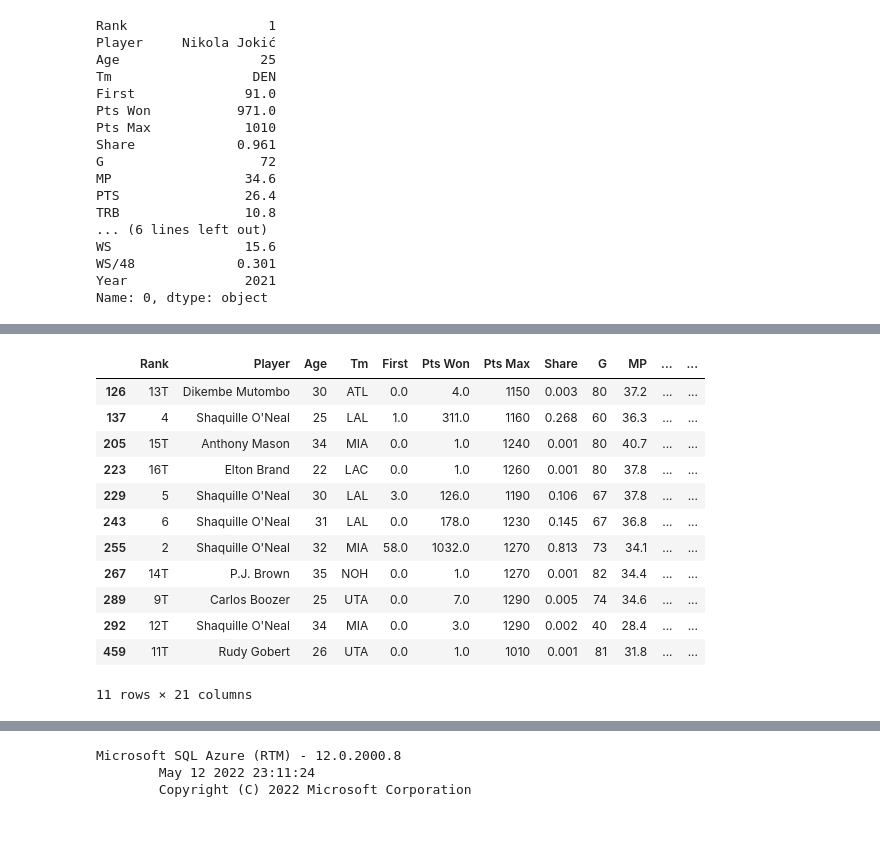
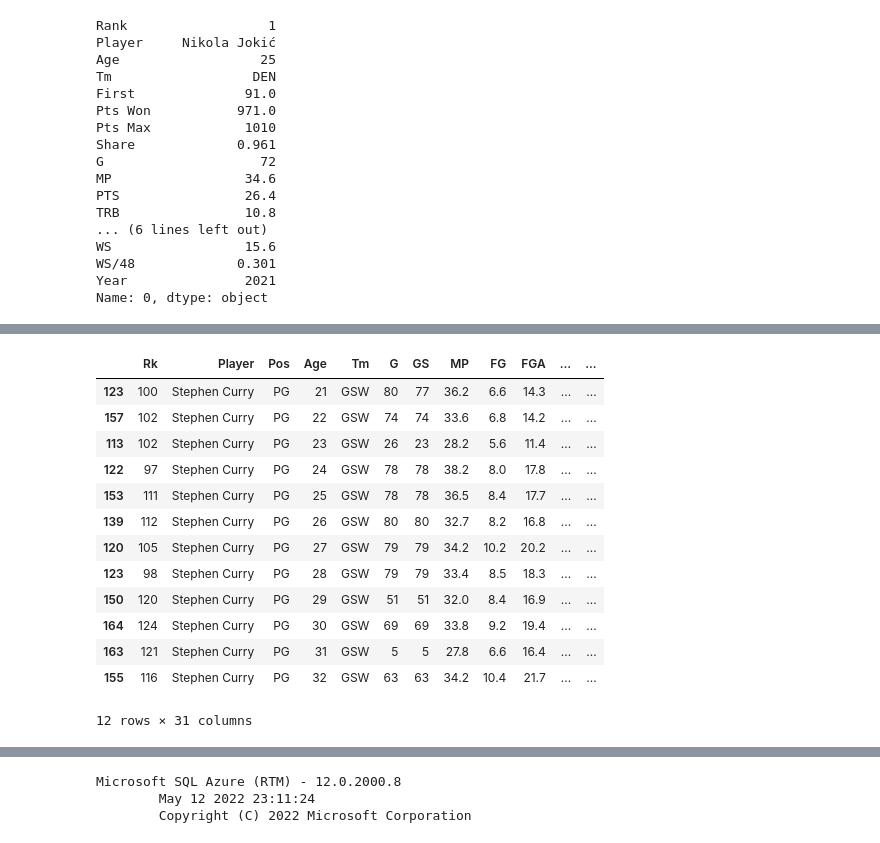
Before and after one commit to brownyu/Predicting_NBA_MVP, a Jupyter notebook: Predicting_NBA_MVP.ipynb, the cells around one changed output, grey strips where cells are left out. Drawn from its saved outputs; the diff is of its cells as text; code cells hidden in the pictures.

```diff
--- a/Predicting_NBA_MVP.ipynb
+++ b/Predicting_NBA_MVP.ipynb
@@ -122,17 +82 @@ memory usage: 80.2+ KB
-# %%
-mvp_votings[mvp_votings['3P%'].isna()==True]
-# %% [output]
-|  | Rank | Player | Age | Tm | First | Pts Won | Pts Max | Share | G | MP | ... | ... |
-| 126 | 13T | Dikembe Mutombo | 30 | ATL | 0.0 | 4.0 | 1150 | 0.003 | 80 | 37.2 | ... | ... |
-| 137 | 4 | Shaquille O'Neal | 25 | LAL | 1.0 | 311.0 | 1160 | 0.268 | 60 | 36.3 | ... | ... |
-| 205 | 15T | Anthony Mason | 34 | MIA | 0.0 | 1.0 | 1240 | 0.001 | 80 | 40.7 | ... | ... |
-| 223 | 16T | Elton Brand | 22 | LAC | 0.0 | 1.0 | 1260 | 0.001 | 80 | 37.8 | ... | ... |
-| 229 | 5 | Shaquille O'Neal | 30 | LAL | 3.0 | 126.0 | 1190 | 0.106 | 67 | 37.8 | ... | ... |
-| 243 | 6 | Shaquille O'Neal | 31 | LAL | 0.0 | 178.0 | 1230 | 0.145 | 67 | 36.8 | ... | ... |
-| 255 | 2 | Shaquille O'Neal | 32 | MIA | 58.0 | 1032.0 | 1270 | 0.813 | 73 | 34.1 | ... | ... |
-| 267 | 14T | P.J. Brown | 35 | NOH | 0.0 | 1.0 | 1270 | 0.001 | 82 | 34.4 | ... | ... |
-| 289 | 9T | Carlos Boozer | 25 | UTA | 0.0 | 7.0 | 1290 | 0.005 | 74 | 34.6 | ... | ... |
-| 292 | 12T | Shaquille O'Neal | 34 | MIA | 0.0 | 3.0 | 1290 | 0.002 | 40 | 28.4 | ... | ... |
-| 459 | 11T | Rudy Gobert | 26 | UTA | 0.0 | 1.0 | 1010 | 0.001 | 81 | 31.8 | ... | ... |
-11 rows × 21 columns
 # %%
@@ -149,3 +93,34 @@ for year in years:
     html=driver.page_source
     with open("per_game_stats/stats_{}.html".format(year),"w+",encoding="utf-8") as f:
         f.write(html)
+# %%
+list_dfs=[]
+for year in years:
+    with open("per_game_stats/stats_{}.html".format(year),encoding="utf-8") as f:
+        page = f.read()
+
+    soup=bs(page,"html.parser")
+    soup.find("tr", class_="thead").decompose() #remove the extra header by using decompose() method
+    player_table=soup.find(id="per_game_stats")#find the mvp voting table by using global unique id
+    player_stats_df=pd.read_html(str(player_table))[0] # let panda read html by converting html to string
+    player_stats_df['Year']=year
+    list_dfs.append(player_stats_df)
+# %%
+player_per_game_stats=pd.concat(list_dfs)
+# %%
+player_per_game_stats.loc[player_per_game_stats.Player=="Stephen Curry",]
+# %% [output]
+|  | Rk | Player | Pos | Age | Tm | G | GS | MP | FG | FGA | ... | ... |
+| 123 | 100 | Stephen Curry | PG | 21 | GSW | 80 | 77 | 36.2 | 6.6 | 14.3 | ... | ... |
+| 157 | 102 | Stephen Curry | PG | 22 | GSW | 74 | 74 | 33.6 | 6.8 | 14.2 | ... | ... |
+| 113 | 102 | Stephen Curry | PG | 23 | GSW | 26 | 23 | 28.2 | 5.6 | 11.4 | ... | ... |
+| 122 | 97 | Stephen Curry | PG | 24 | GSW | 78 | 78 | 38.2 | 8.0 | 17.8 | ... | ... |
+| 153 | 111 | Stephen Curry | PG | 25 | GSW | 78 | 78 | 36.5 | 8.4 | 17.7 | ... | ... |
+| 139 | 112 | Stephen Curry | PG | 26 | GSW | 80 | 80 | 32.7 | 8.2 | 16.8 | ... | ... |
+| 120 | 105 | Stephen Curry | PG | 27 | GSW | 79 | 79 | 34.2 | 10.2 | 20.2 | ... | ... |
+| 123 | 98 | Stephen Curry | PG | 28 | GSW | 79 | 79 | 33.4 | 8.5 | 18.3 | ... | ... |
+| 150 | 120 | Stephen Curry | PG | 29 | GSW | 51 | 51 | 32.0 | 8.4 | 16.9 | ... | ... |
+| 164 | 124 | Stephen Curry | PG | 30 | GSW | 69 | 69 | 33.8 | 9.2 | 19.4 | ... | ... |
+| 163 | 121 | Stephen Curry | PG | 31 | GSW | 5 | 5 | 27.8 | 6.6 | 16.4 | ... | ... |
+| 155 | 116 | Stephen Curry | PG | 32 | GSW | 63 | 63 | 34.2 | 10.4 | 21.7 | ... | ... |
+12 rows × 31 columns
```
Also changed, not shown: parts of 26 cells of this notebook, 34 other files.
